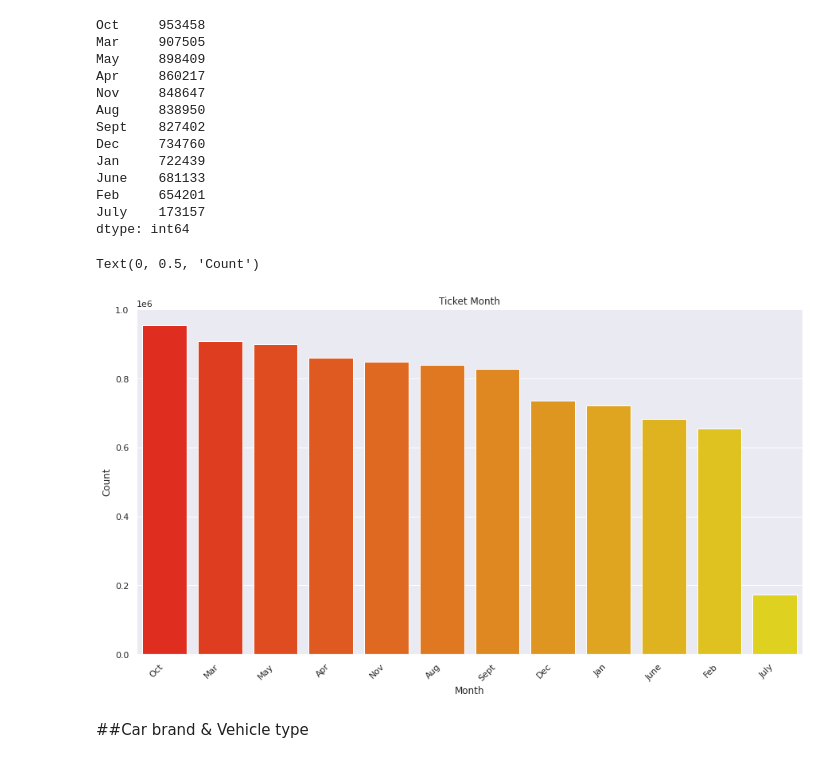
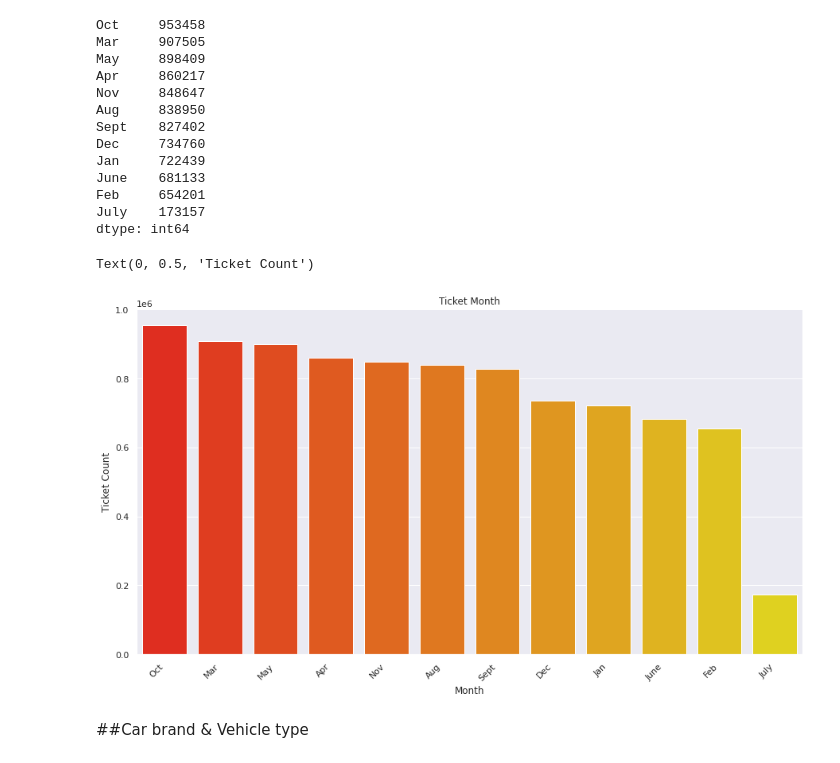
Before and after one commit to Amruta-Nadgouda/DataMiningProject, a Jupyter notebook: DM_Project_EDA.ipynb, the cells around one changed output. Cells and saved outputs as stored; diff of their text form; code cells hidden in the pictures.

```diff
--- a/DM_Project_EDA.ipynb
+++ b/DM_Project_EDA.ipynb
@@ -90,6 +90,7 @@ IN      49126
 NC      47117
 Name: Registration State, dtype: int64
 # %%
+sns.set()
 plt.figure(figsize=(10,8))
 sns.barplot(x = stateCount.index, y = stateCount.values, palette="Dark2")
 plt.title('Top 10 states ')
@@ -122,6 +123,7 @@ violationTime
 0941A    18307
 Name: Violation Time, dtype: int64
 # %%
+sns.set()
 plt.figure(figsize=(15,8))
 sns.barplot(x = violationTime.index, y = violationTime.values)
 plt.xticks(rotation=45, horizontalalignment='right')
@@ -174,14 +176,14 @@ dtype: int64
 # %%
 sns.set()
 plt.figure(figsize=(15,8))
 sns.barplot(x = monthWiseNew.index, y = monthWiseNew.values, palette='autumn')
 plt.xticks(rotation=45, horizontalalignment='right')
 plt.title('Ticket Month')
 plt.xlabel('Month')
-plt.ylabel('Count')
+plt.ylabel('Ticket Count')
 # %% [output]
-Text(0, 0.5, 'Count')
+Text(0, 0.5, 'Ticket Count')
-[figure, old version]
+[figure, new version]
 # %% [markdown]
 ##Car brand & Vehicle type
 # %%
```
Also changed, not shown: parts of 5 cells of this notebook.
